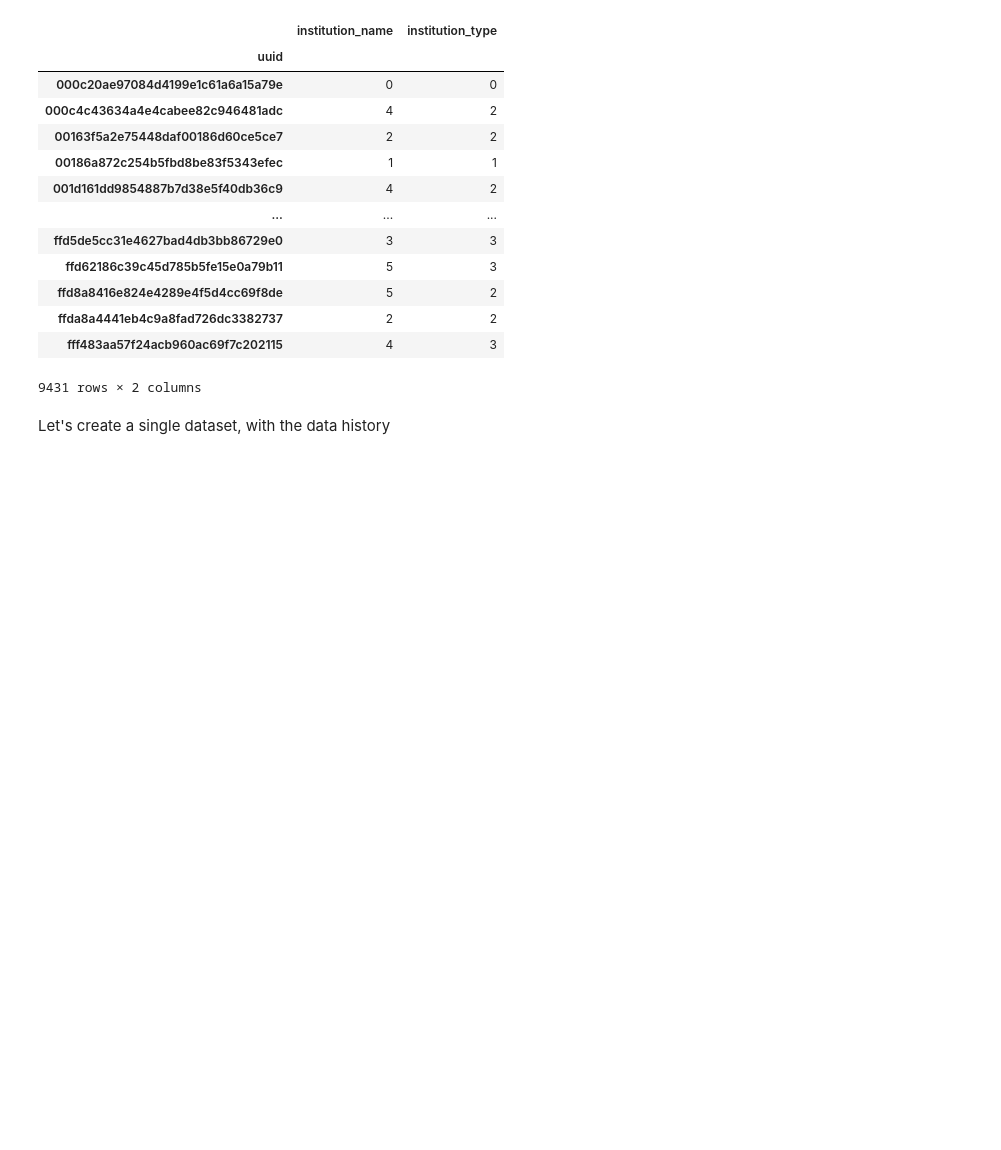
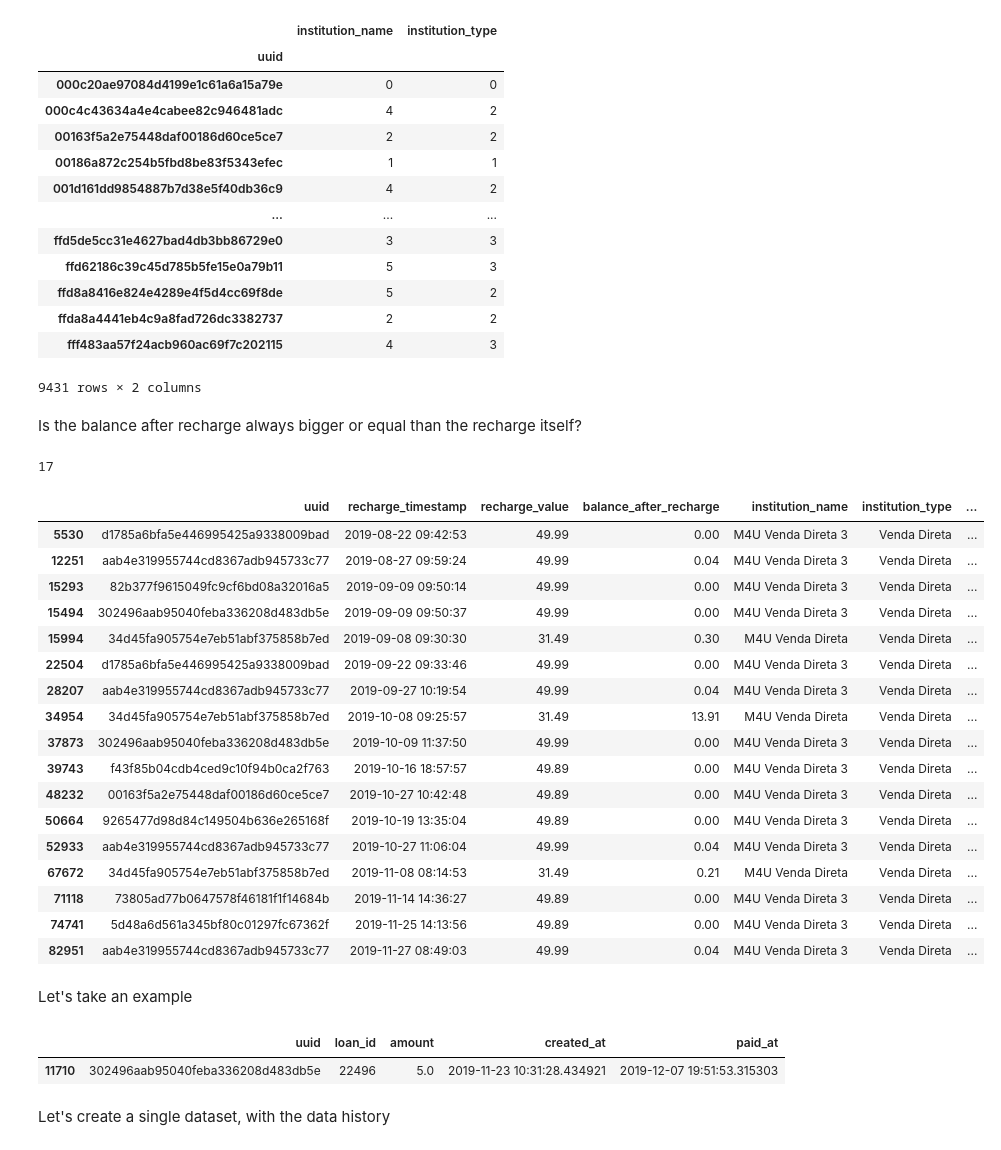
Before and after one commit to ohbtorres/Juno-Test, a Jupyter notebook: notebook/JUVO.ipynb, the cells around one changed output. Cells and saved outputs as stored; diff of their text form; code cells hidden in the pictures; blank space fills up the shorter version.

```diff
--- a/notebook/JUVO.ipynb
+++ b/notebook/JUVO.ipynb
@@ -228,3 +214,33 @@ recharge[['institution_name','institution_type','uuid']].drop_duplicates().group
 | ffda8a4441eb4c9a8fad726dc3382737 | 2 | 2 |
 | fff483aa57f24acb960ac69f7c202115 | 4 | 3 |
 9431 rows × 2 columns
+# %% [markdown]
+Is the balance after recharge always bigger or equal than the recharge itself?
+# %%
+#No
+((recharge['balance_after_recharge']-recharge['recharge_value']) <0).sum()
+# %% [output]
+17
+# %%
+recharge.assign(test = lambda x: x['balance_after_recharge'] - x['recharge_value']).query('test < 0')
+# %% [output]
+|  | uuid | recharge_timestamp | recharge_value | balance_after_recharge | institution_name | institution_type | ... |
+| 5530 | d1785a6bfa5e446995425a9338009bad | 2019-08-22 09:42:53 | 49.99 | 0.00 | M4U Venda Direta 3 | Venda Direta | ... |
+| 12251 | aab4e319955744cd8367adb945733c77 | 2019-08-27 09:59:24 | 49.99 | 0.04 | M4U Venda Direta 3 | Venda Direta | ... |
+| 15293 | 82b377f9615049fc9cf6bd08a32016a5 | 2019-09-09 09:50:14 | 49.99 | 0.00 | M4U Venda Direta 3 | Venda Direta | ... |
+| 15494 | 302496aab95040feba336208d483db5e | 2019-09-09 09:50:37 | 49.99 | 0.00 | M4U Venda Direta 3 | Venda Direta | ... |
+| 15994 | 34d45fa905754e7eb51abf375858b7ed | 2019-09-08 09:30:30 | 31.49 | 0.30 | M4U Venda Direta | Venda Direta | ... |
+| 22504 | d1785a6bfa5e446995425a9338009bad | 2019-09-22 09:33:46 | 49.99 | 0.00 | M4U Venda Direta 3 | Venda Direta | ... |
+| 28207 | aab4e319955744cd8367adb945733c77 | 2019-09-27 10:19:54 | 49.99 | 0.04 | M4U Venda Direta 3 | Venda Direta | ... |
+| 34954 | 34d45fa905754e7eb51abf375858b7ed | 2019-10-08 09:25:57 | 31.49 | 13.91 | M4U Venda Direta | Venda Direta | ... |
+| 37873 | 302496aab95040feba336208d483db5e | 2019-10-09 11:37:50 | 49.99 | 0.00 | M4U Venda Direta 3 | Venda Direta | ... |
+| 39743 | f43f85b04cdb4ced9c10f94b0ca2f763 | 2019-10-16 18:57:57 | 49.89 | 0.00 | M4U Venda Direta 3 | Venda Direta | ... |
+| 48232 | 00163f5a2e75448daf00186d60ce5ce7 | 2019-10-27 10:42:48 | 49.89 | 0.00 | M4U Venda Direta 3 | Venda Direta | ... |
+| 50664 | 9265477d98d84c149504b636e265168f | 2019-10-19 13:35:04 | 49.89 | 0.00 | M4U Venda Direta 3 | Venda Direta | ... |
+| 52933 | aab4e319955744cd8367adb945733c77 | 2019-10-27 11:06:04 | 49.99 | 0.04 | M4U Venda Direta 3 | Venda Direta | ... |
+| 67672 | 34d45fa905754e7eb51abf375858b7ed | 2019-11-08 08:14:53 | 31.49 | 0.21 | M4U Venda Direta | Venda Direta | ... |
+| 71118 | 73805ad77b0647578f46181f1f14684b | 2019-11-14 14:36:27 | 49.89 | 0.00 | M4U Venda Direta 3 | Venda Direta | ... |
+| 74741 | 5d48a6d561a345bf80c01297fc67362f | 2019-11-25 14:13:56 | 49.89 | 0.00 | M4U Venda Direta 3 | Venda Direta | ... |
+| 82951 | aab4e319955744cd8367adb945733c77 | 2019-11-27 08:49:03 | 49.99 | 0.04 | M4U Venda Direta 3 | Venda Direta | ... |
+# %% [markdown]
+Let's take an example
@@ -231,2 +249,7 @@ recharge[['institution_name','institution_type','uuid']].drop_duplicates().group
+# %%
+loan_.query("uuid == '302496aab95040feba336208d483db5e'")
+# %% [output]
+|  | uuid | loan_id | amount | created_at | paid_at |
+| 11710 | 302496aab95040feba336208d483db5e | 22496 | 5.0 | 2019-11-23 10:31:28.434921 | 2019-12-07 19:51:53.315303 |
 # %% [markdown]
 Let's create a single dataset, with the data history
```
Also changed, not shown: parts of 12 cells of this notebook.
